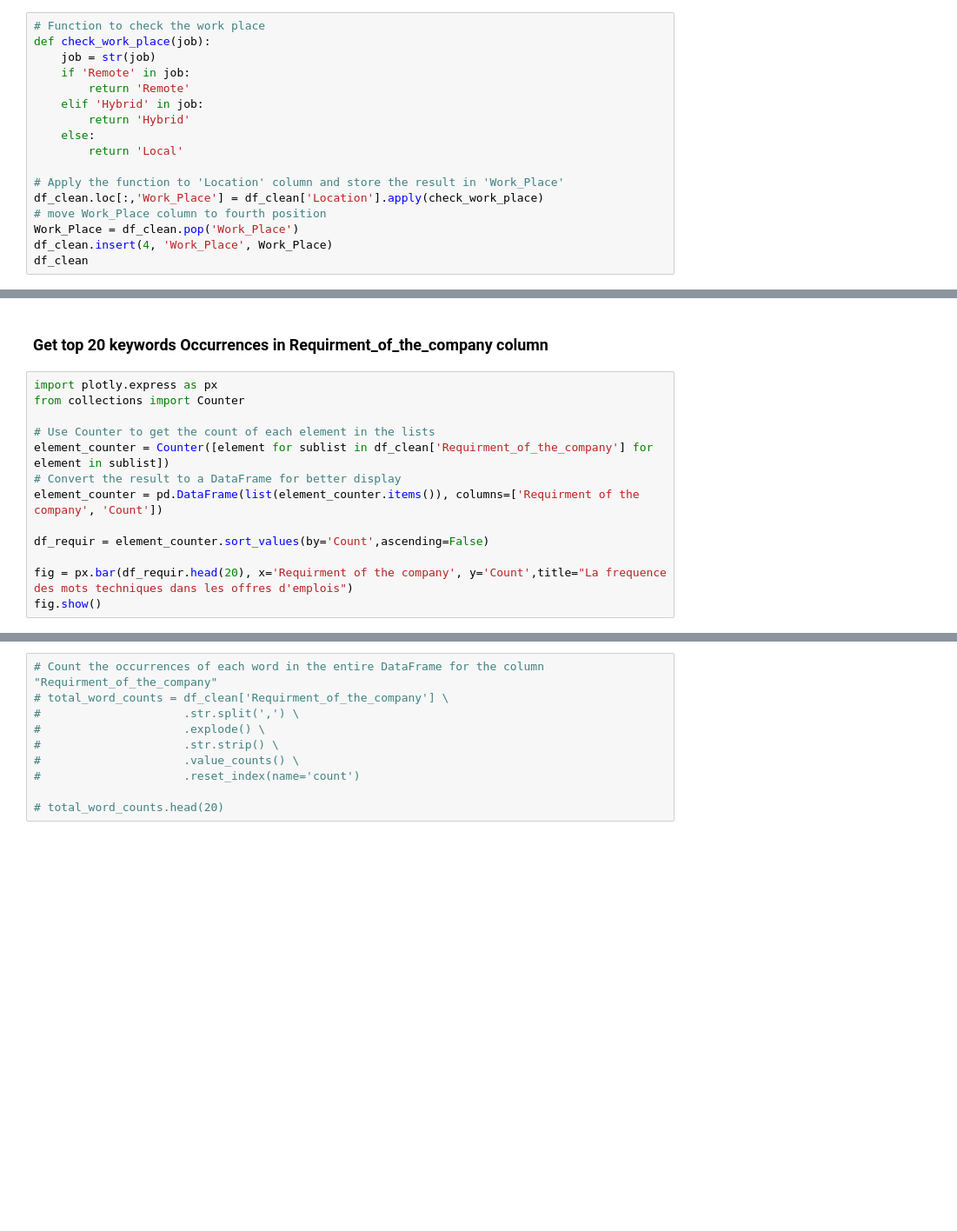
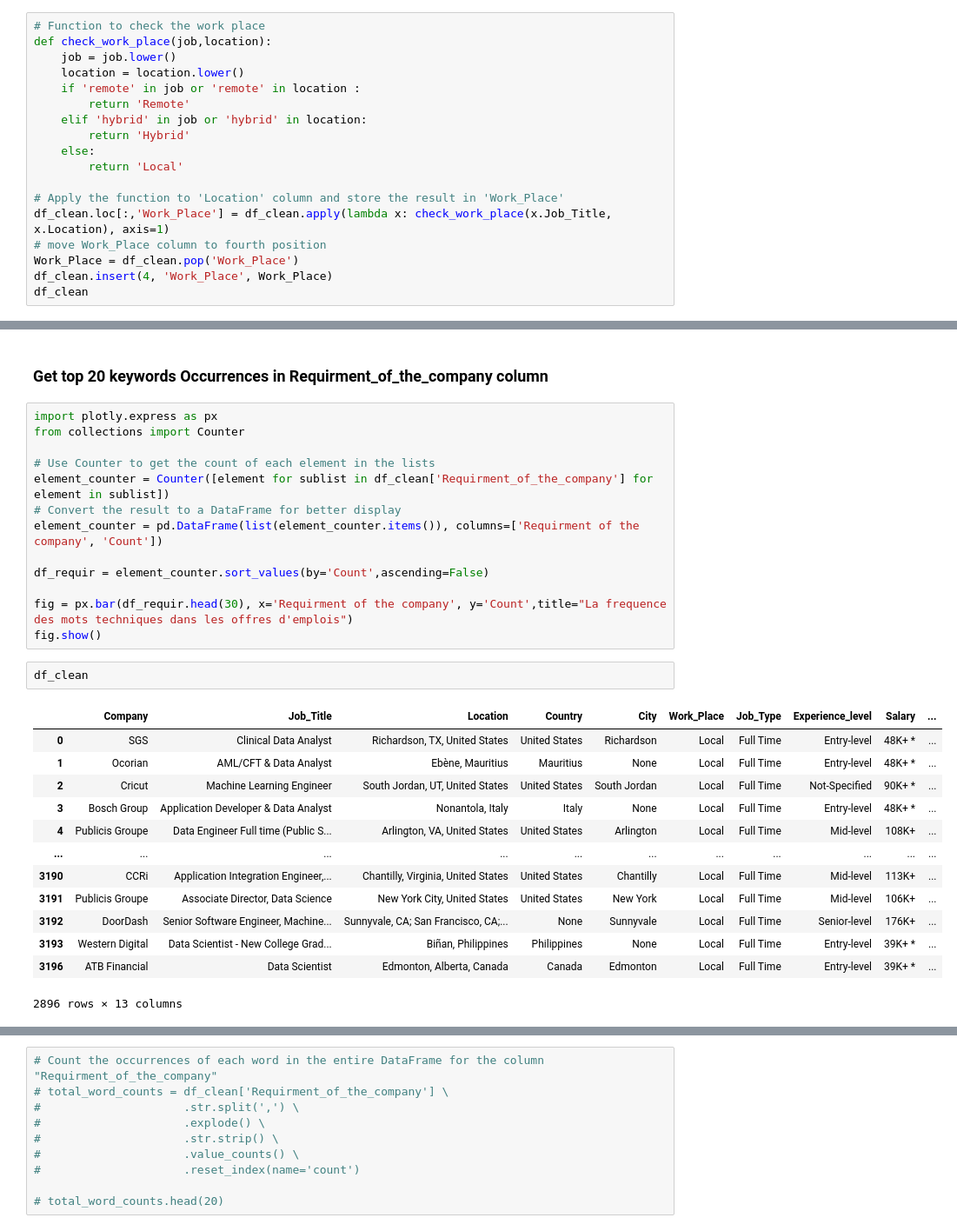
Before and after one commit to Tarifi-Hicham/jobs_project, a Jupyter notebook: script.ipynb, the cells around one changed output, grey strips where cells are left out. Shown: that part at 87% size. Drawn from its saved outputs; the diff is of its cells as text; blank space fills up the shorter version.

```diff
--- a/script.ipynb
+++ b/script.ipynb
@@ -663,16 +656,17 @@ dtype: int64
 # %%
 # Function to check the work place
-def check_work_place(job):
-    job = str(job)
-    if 'Remote' in job:
+def check_work_place(job,location):
+    job = job.lower()
+    location = location.lower()
+    if 'remote' in job or 'remote' in location :
         return 'Remote'
-    elif 'Hybrid' in job:
+    elif 'hybrid' in job or 'hybrid' in location:
         return 'Hybrid'
     else:
         return 'Local'
 
 # Apply the function to 'Location' column and store the result in 'Work_Place'
-df_clean.loc[:,'Work_Place'] = df_clean['Location'].apply(check_work_place)
+df_clean.loc[:,'Work_Place'] = df_clean.apply(lambda x: check_work_place(x.Job_Title, x.Location), axis=1)
 # move Work_Place column to fourth position
 Work_Place = df_clean.pop('Work_Place')
 df_clean.insert(4, 'Work_Place', Work_Place)
@@ -790,5 +796,21 @@ element_counter = pd.DataFrame(list(element_counter.items()), columns=['Requirme
 
 df_requir = element_counter.sort_values(by='Count',ascending=False)
 
-fig = px.bar(df_requir.head(20), x='Requirment of the company', y='Count',title="La frequence des mots techniques dans les offres d'emplois")
+fig = px.bar(df_requir.head(30), x='Requirment of the company', y='Count',title="La frequence des mots techniques dans les offres d'emplois")
 fig.show()
+# %%
+df_clean
+# %% [output]
+|  | Company | Job_Title | Location | Country | City | Work_Place | Job_Type | Experience_level | Salary | ... |
+| 0 | SGS | Clinical Data Analyst | Richardson, TX, United States | United States | Richardson | Local | Full Time | Entry-level | 48K+ * | ... |
+| 1 | Ocorian | AML/CFT & Data Analyst | Ebène, Mauritius | Mauritius | None | Local | Full Time | Entry-level | 48K+ * | ... |
+| 2 | Cricut | Machine Learning Engineer | South Jordan, UT, United States | United States | South Jordan | Local | Full Time | Not-Specified | 90K+ * | ... |
+| 3 | Bosch Group | Application Developer & Data Analyst | Nonantola, Italy | Italy | None | Local | Full Time | Entry-level | 48K+ * | ... |
+| 4 | Publicis Groupe | Data Engineer Full time (Public S... | Arlington, VA, United States | United States | Arlington | Local | Full Time | Mid-level | 108K+ | ... |
+| ... | ... | ... | ... | ... | ... | ... | ... | ... | ... | ... |
+| 3190 | CCRi | Application Integration Engineer,... | Chantilly, Virginia, United States | United States | Chantilly | Local | Full Time | Mid-level | 113K+ | ... |
+| 3191 | Publicis Groupe | Associate Director, Data Science | New York City, United States | United States | New York | Local | Full Time | Mid-level | 106K+ | ... |
+| 3192 | DoorDash | Senior Software Engineer, Machine... | Sunnyvale, CA; San Francisco, CA;... | None | Sunnyvale | Local | Full Time | Senior-level | 176K+ | ... |
+| 3193 | Western Digital | Data Scientist - New College Grad... | Biñan, Philippines | Philippines | None | Local | Full Time | Entry-level | 39K+ * | ... |
+| 3196 | ATB Financial | Data Scientist | Edmonton, Alberta, Canada | Canada | Edmonton | Local | Full Time | Entry-level | 39K+ * | ... |
+2896 rows × 13 columns
```
Also changed, not shown: parts of 9 cells of this notebook.
